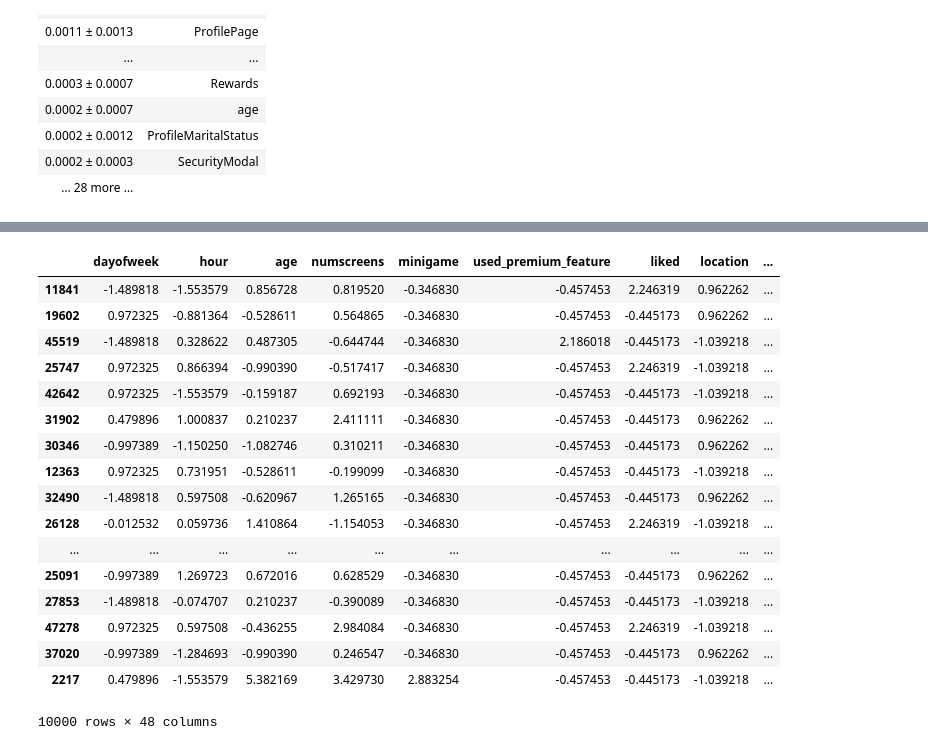
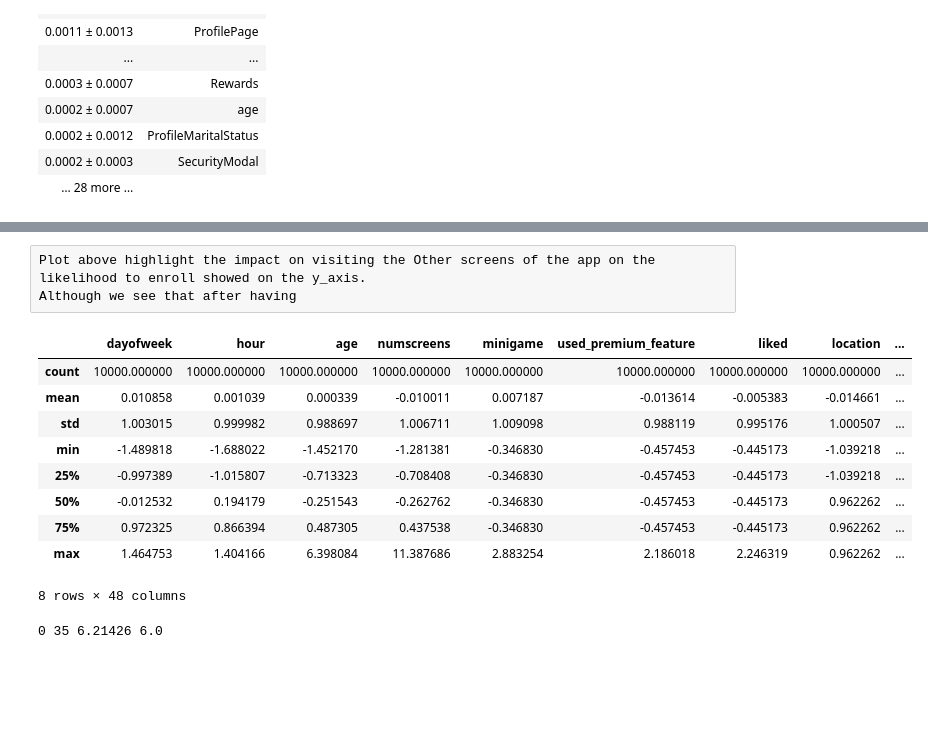
Before and after one commit to Membrik/subsusers_predict, a Jupyter notebook: 4. Analysis&Modelling/model.ipynb, the cells around one changed output, grey strips where cells are left out. Cells and saved outputs as stored; diff of their text form; code cells hidden in the pictures; blank space fills up the shorter version.

```diff
--- a/4. Analysis&Modelling/model.ipynb
+++ b/4. Analysis&Modelling/model.ipynb
@@ -188,21 +227,20 @@ The table above highlights which features are important to our model by indicati
+# %% [raw]
+Plot above highlight the impact on visiting the Other screens of the app on the likelihood to enroll showed on the y_axis.
+Although we see that after having
 # %%
-X_test
+X_test.describe()
 # %% [output]
 |  | dayofweek | hour | age | numscreens | minigame | used_premium_feature | liked | location | ... |
-| 11841 | -1.489818 | -1.553579 | 0.856728 | 0.819520 | -0.346830 | -0.457453 | 2.246319 | 0.962262 | ... |
-| 19602 | 0.972325 | -0.881364 | -0.528611 | 0.564865 | -0.346830 | -0.457453 | -0.445173 | 0.962262 | ... |
-| 45519 | -1.489818 | 0.328622 | 0.487305 | -0.644744 | -0.346830 | 2.186018 | -0.445173 | -1.039218 | ... |
-| 25747 | 0.972325 | 0.866394 | -0.990390 | -0.517417 | -0.346830 | -0.457453 | 2.246319 | -1.039218 | ... |
-| 42642 | 0.972325 | -1.553579 | -0.159187 | 0.692193 | -0.346830 | -0.457453 | -0.445173 | -1.039218 | ... |
-| 31902 | 0.479896 | 1.000837 | 0.210237 | 2.411111 | -0.346830 | -0.457453 | -0.445173 | 0.962262 | ... |
-| 30346 | -0.997389 | -1.150250 | -1.082746 | 0.310211 | -0.346830 | -0.457453 | -0.445173 | 0.962262 | ... |
-| 12363 | 0.972325 | 0.731951 | -0.528611 | -0.199099 | -0.346830 | -0.457453 | -0.445173 | -1.039218 | ... |
-| 32490 | -1.489818 | 0.597508 | -0.620967 | 1.265165 | -0.346830 | -0.457453 | -0.445173 | 0.962262 | ... |
-| 26128 | -0.012532 | 0.059736 | 1.410864 | -1.154053 | -0.346830 | -0.457453 | 2.246319 | -1.039218 | ... |
-| ... | ... | ... | ... | ... | ... | ... | ... | ... | ... |
-| 25091 | -0.997389 | 1.269723 | 0.672016 | 0.628529 | -0.346830 | -0.457453 | -0.445173 | 0.962262 | ... |
-| 27853 | -1.489818 | -0.074707 | 0.210237 | -0.390089 | -0.346830 | -0.457453 | -0.445173 | -1.039218 | ... |
-| 47278 | 0.972325 | 0.597508 | -0.436255 | 2.984084 | -0.346830 | -0.457453 | 2.246319 | -1.039218 | ... |
-| 37020 | -0.997389 | -1.284693 | -0.990390 | 0.246547 | -0.346830 | -0.457453 | -0.445173 | 0.962262 | ... |
-| 2217 | 0.479896 | -1.553579 | 5.382169 | 3.429730 | 2.883254 | -0.457453 | -0.445173 | -1.039218 | ... |
+| count | 10000.000000 | 10000.000000 | 10000.000000 | 10000.000000 | 10000.000000 | 10000.000000 | 10000.000000 | 10000.000000 | ... |
+| mean | 0.010858 | 0.001039 | 0.000339 | -0.010011 | 0.007187 | -0.013614 | -0.005383 | -0.014661 | ... |
+| std | 1.003015 | 0.999982 | 0.988697 | 1.006711 | 1.009098 | 0.988119 | 0.995176 | 1.000507 | ... |
+| min | -1.489818 | -1.688022 | -1.452170 | -1.281381 | -0.346830 | -0.457453 | -0.445173 | -1.039218 | ... |
+| 25% | -0.997389 | -1.015807 | -0.713323 | -0.708408 | -0.346830 | -0.457453 | -0.445173 | -1.039218 | ... |
+| 50% | -0.012532 | 0.194179 | -0.251543 | -0.262762 | -0.346830 | -0.457453 | -0.445173 | 0.962262 | ... |
+| 75% | 0.972325 | 0.866394 | 0.487305 | 0.437538 | -0.346830 | -0.457453 | -0.445173 | 0.962262 | ... |
+| max | 1.464753 | 1.404166 | 6.398084 | 11.387686 | 2.883254 | 2.186018 | 2.246319 | 0.962262 | ... |
-10000 rows × 48 columns
+8 rows × 48 columns
+# %%
+print(df.Other.min(),df.Other.max(),df.Other.mean(),df.Other.median())
+# %% [output]
+0 35 6.21426 6.0
```
Also changed, not shown: parts of 3 cells of this notebook.
